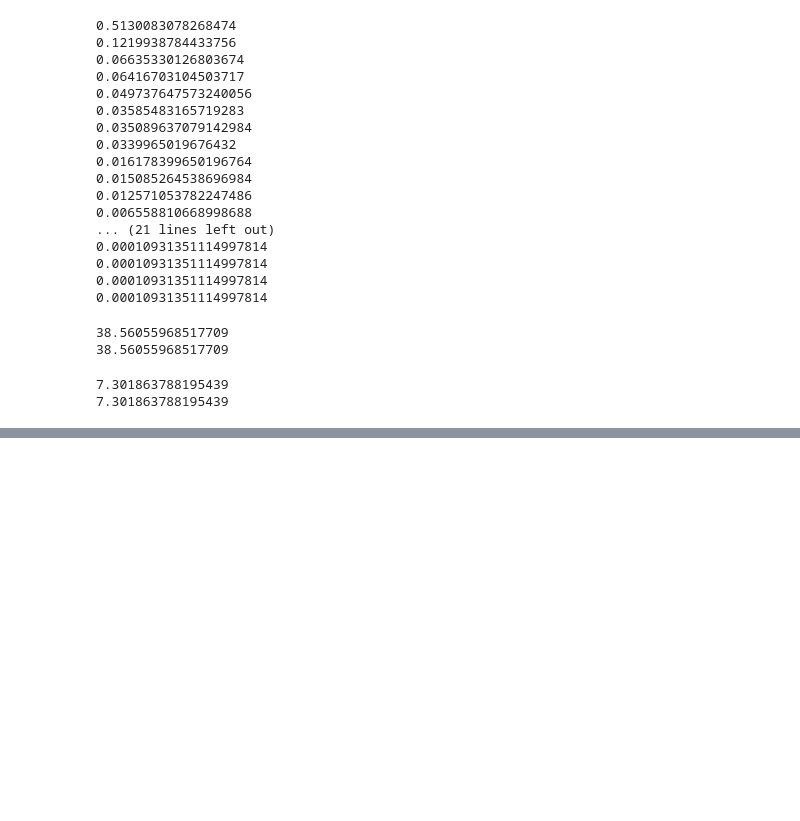
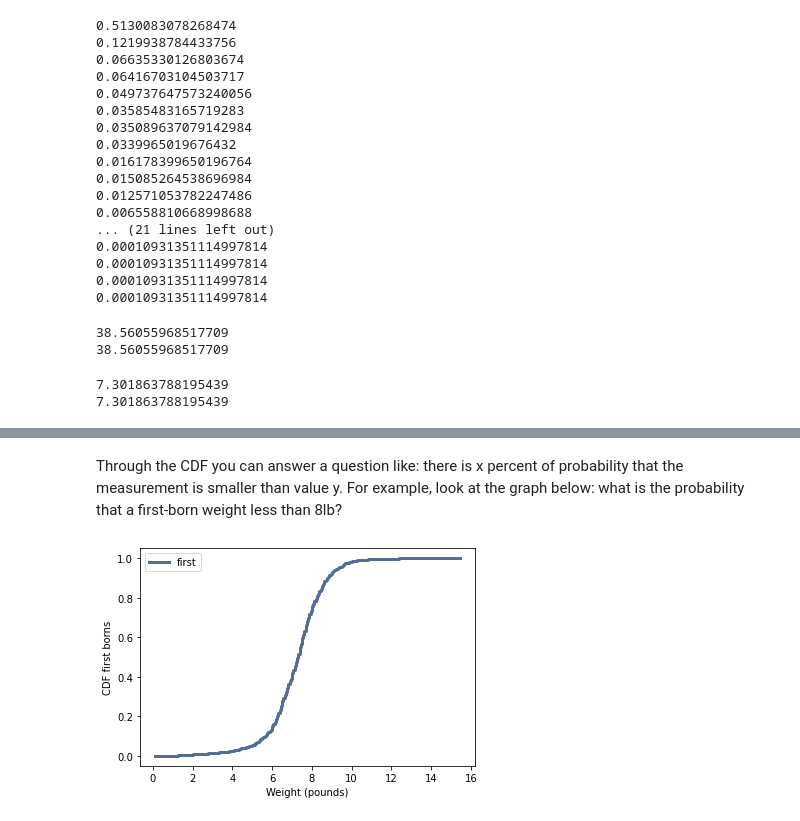
Before and after one commit to EmbraceTEC/ThinkStats2, a Jupyter notebook: code/DT 1 - Exercise day.ipynb, the cells around one changed output, grey strips where cells are left out. Saved outputs shown, nothing was run; the diff lists cells and outputs as text; code cells hidden in the pictures; blank space fills up the shorter version.

```diff
--- a/code/DT 1 - Exercise day.ipynb
+++ b/code/DT 1 - Exercise day.ipynb
@@ -203,0 +271,2 @@ print(pmf.Var())
+# %%
+cdf = thinkstats2.Cdf(first_wgt_dropna, label='first')
@@ -203,0 +277,8 @@ print(pmf.Var())
+# %% [markdown]
+Through the CDF you can answer a question like: there is x percent of probability that the measurement is smaller than value y.
+For example, look at the graph below: what is the probability that a first-born weight less than 8lb?
+# %%
+thinkplot.Cdf(cdf)
+thinkplot.Config(xlabel='Weight (pounds)', ylabel='CDF first borns')
+# %% [output]
+[figure, added]
```
Also changed, not shown: parts of 25 cells of this notebook, 2 other files.
